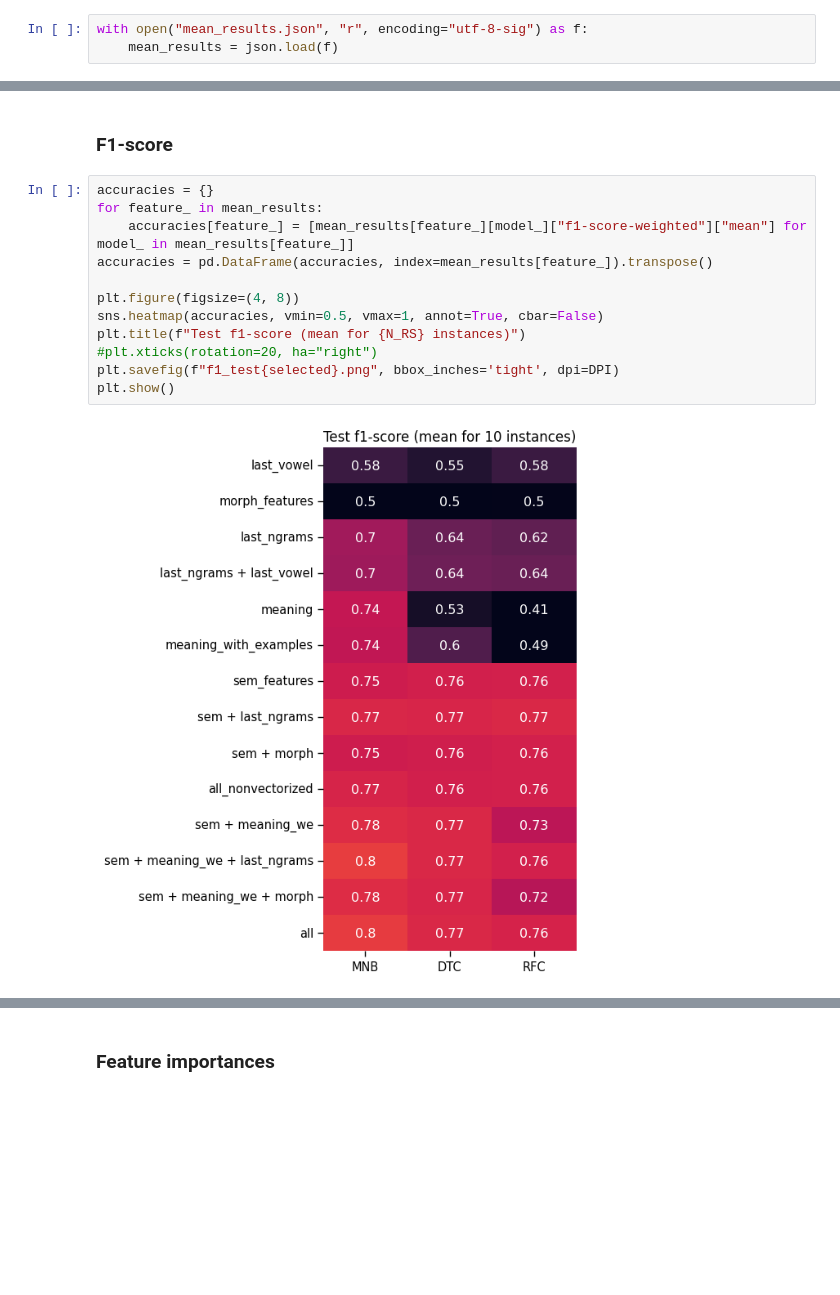
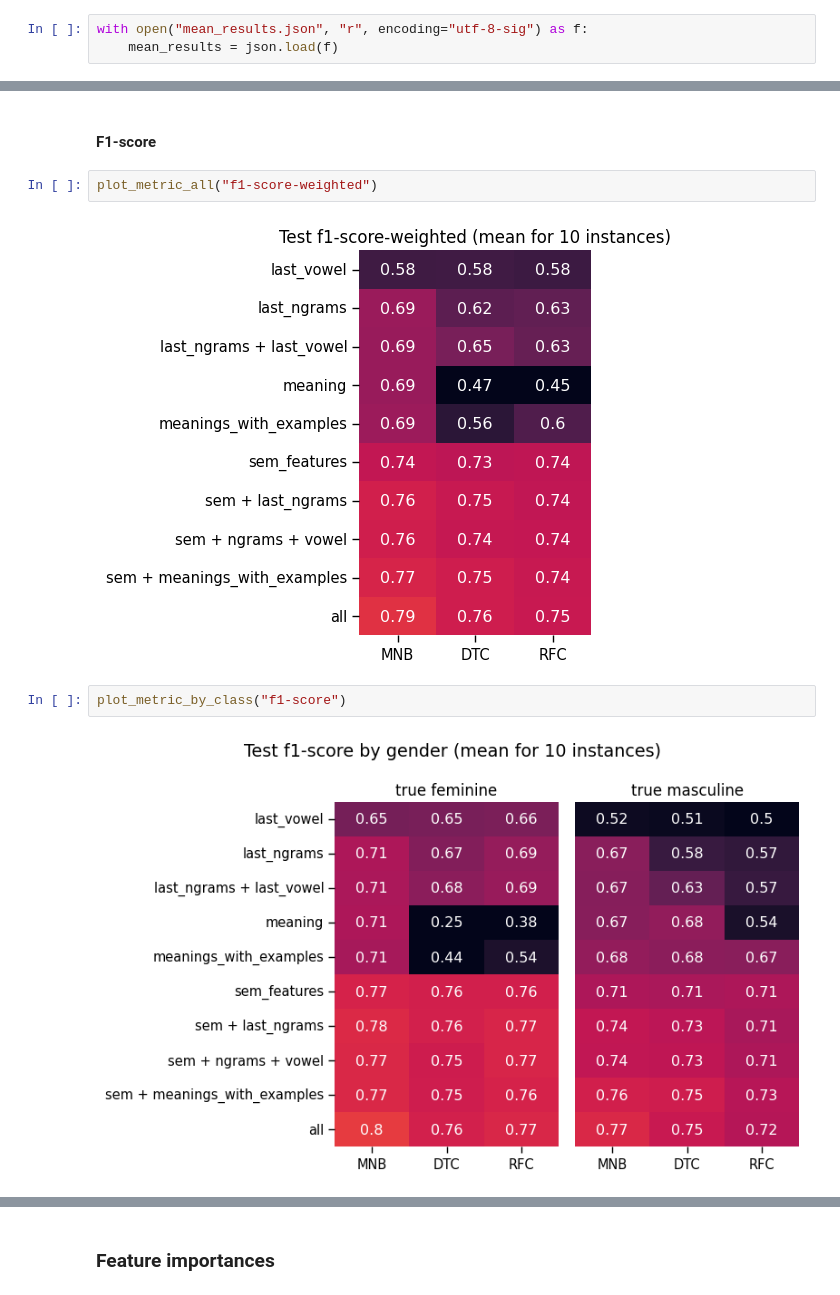
Before and after one commit to mashakrivolap/Coursework2024shughnigender, a Jupyter notebook: Predicting the Gender Category for Shughni Nouns Using Machine Learning Methods.ipynb, the cells around one changed output, grey strips where cells are left out. Saved outputs shown, nothing was run; the diff lists cells and outputs as text; blank space fills up the shorter version.

Commit message:
sample balancing + more visualizations

```diff
--- a/Predicting the Gender Category for Shughni Nouns Using Machine Learning Methods.ipynb
+++ b/Predicting the Gender Category for Shughni Nouns Using Machine Learning Methods.ipynb
@@ -649,16 +694,10 @@ with open("mean_results.json", "r", encoding="utf-8-sig") as f:
 # %% [markdown]
-### F1-score
+#### F1-score
+# %%
+plot_metric_all("f1-score-weighted")
+# %% [output]
+[figure, added]
 # %%
-accuracies = {}
-for feature_ in mean_results:
-    accuracies[feature_] = [mean_results[feature_][model_]["f1-score-weighted"]["mean"] for model_ in mean_results[feature_]]
-accuracies = pd.DataFrame(accuracies, index=mean_results[feature_]).transpose()
-
-plt.figure(figsize=(4, 8))
-sns.heatmap(accuracies, vmin=0.5, vmax=1, annot=True, cbar=False)
-plt.title(f"Test f1-score (mean for {N_RS} instances)")
-#plt.xticks(rotation=20, ha="right")
-plt.savefig(f"f1_test{selected}.png", bbox_inches='tight', dpi=DPI)
-plt.show()
+plot_metric_by_class("f1-score")
 # %% [output]
-[figure, old version]
+[figure, new version]
```
Also changed, not shown: parts of 47 cells of this notebook, 3 other files.
